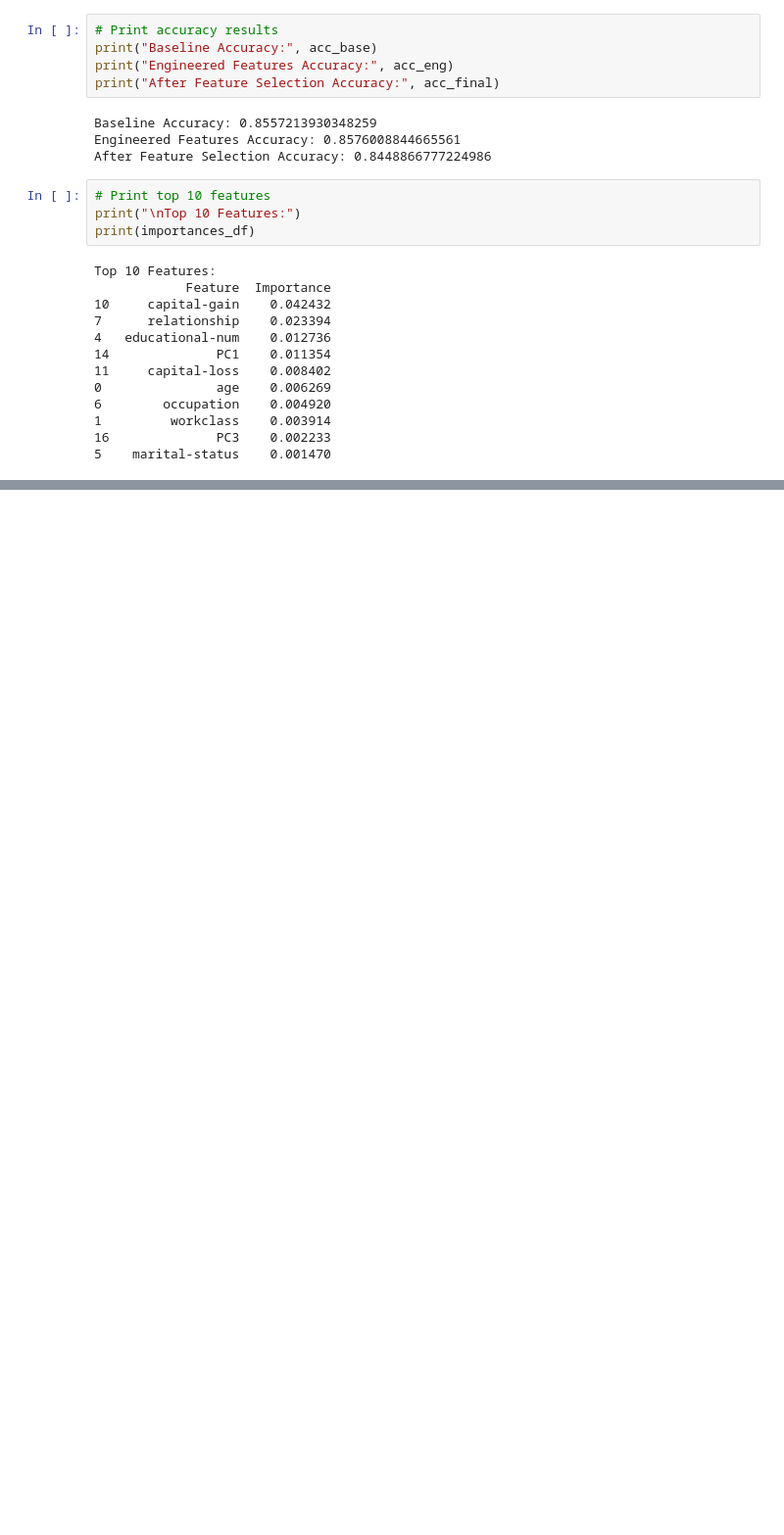
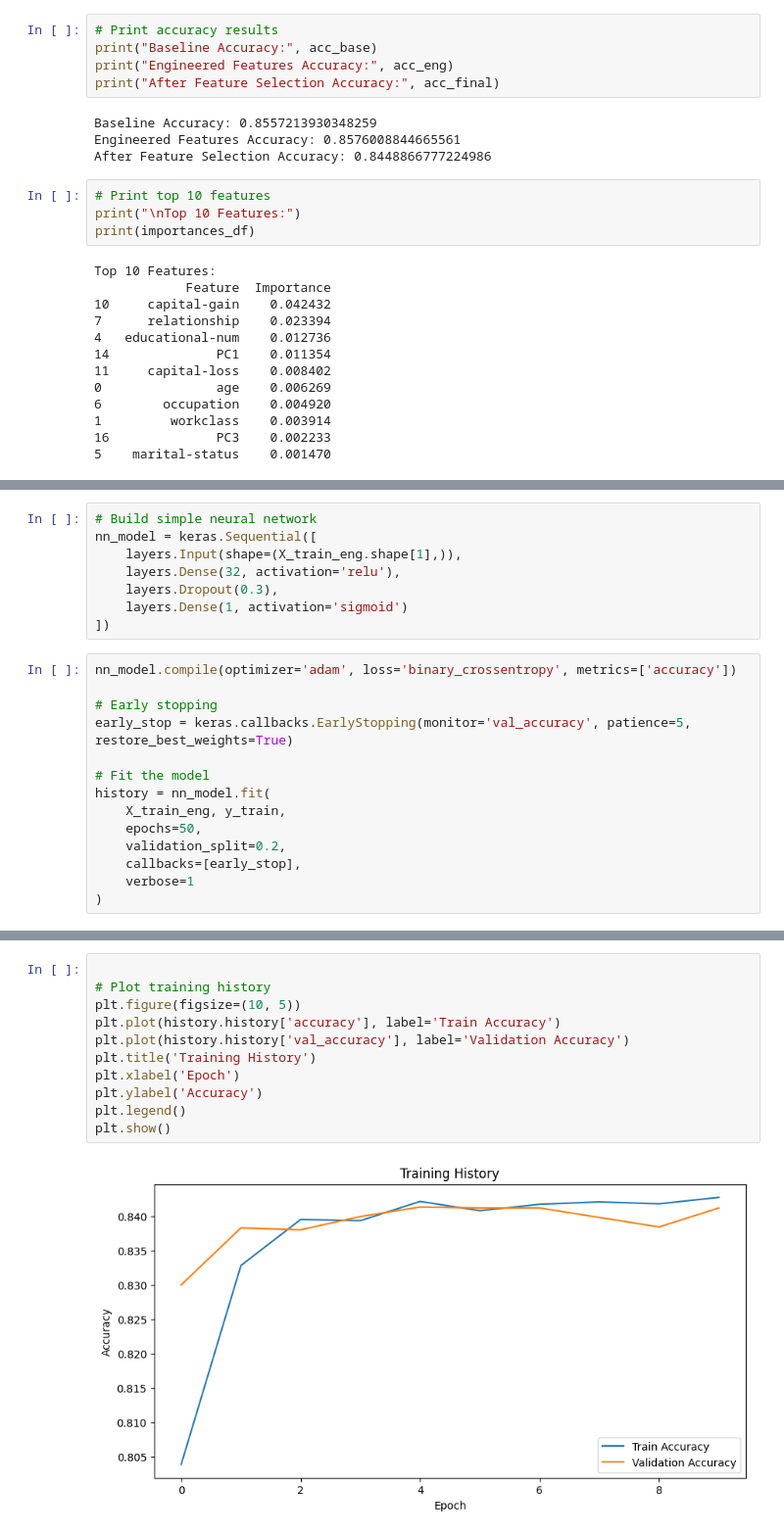
Before and after one commit to KamalRiad90/Adult_income, a Jupyter notebook: Adult_Income.ipynb, the cells around one changed output, grey strips where cells are left out. Shown: that part at 98% size. Cells and saved outputs as stored; diff of their text form; blank space fills up the shorter version.

```diff
--- a/Adult_Income.ipynb
+++ b/Adult_Income.ipynb
@@ -265,0 +270,22 @@ Top 10 Features:
+# %%
+# Build simple neural network
+nn_model = keras.Sequential([
+    layers.Input(shape=(X_train_eng.shape[1],)),
+    layers.Dense(32, activation='relu'),
+    layers.Dropout(0.3),
+    layers.Dense(1, activation='sigmoid')
+])
+# %%
+nn_model.compile(optimizer='adam', loss='binary_crossentropy', metrics=['accuracy'])
+
+# Early stopping
+early_stop = keras.callbacks.EarlyStopping(monitor='val_accuracy', patience=5, restore_best_weights=True)
+
+# Fit the model
+history = nn_model.fit(
+    X_train_eng, y_train,
+    epochs=50,
+    validation_split=0.2,
+    callbacks=[early_stop],
+    verbose=1
+)
@@ -265,0 +313,13 @@ Top 10 Features:
+# %%
+
+# Plot training history
+plt.figure(figsize=(10, 5))
+plt.plot(history.history['accuracy'], label='Train Accuracy')
+plt.plot(history.history['val_accuracy'], label='Validation Accuracy')
+plt.title('Training History')
+plt.xlabel('Epoch')
+plt.ylabel('Accuracy')
+plt.legend()
+plt.show()
+# %% [output]
+[figure, added]
```
Also changed, not shown: parts of 13 cells of this notebook.
